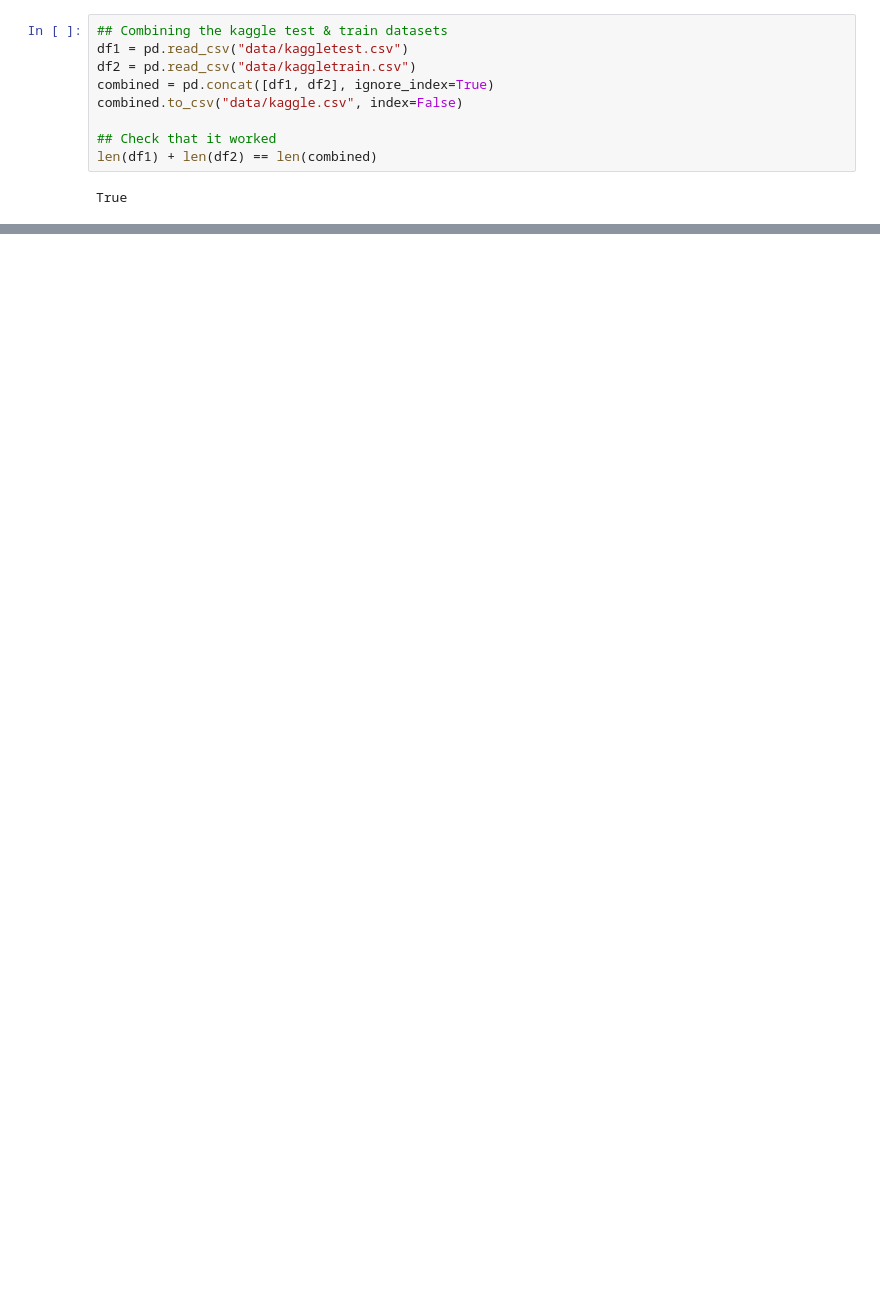
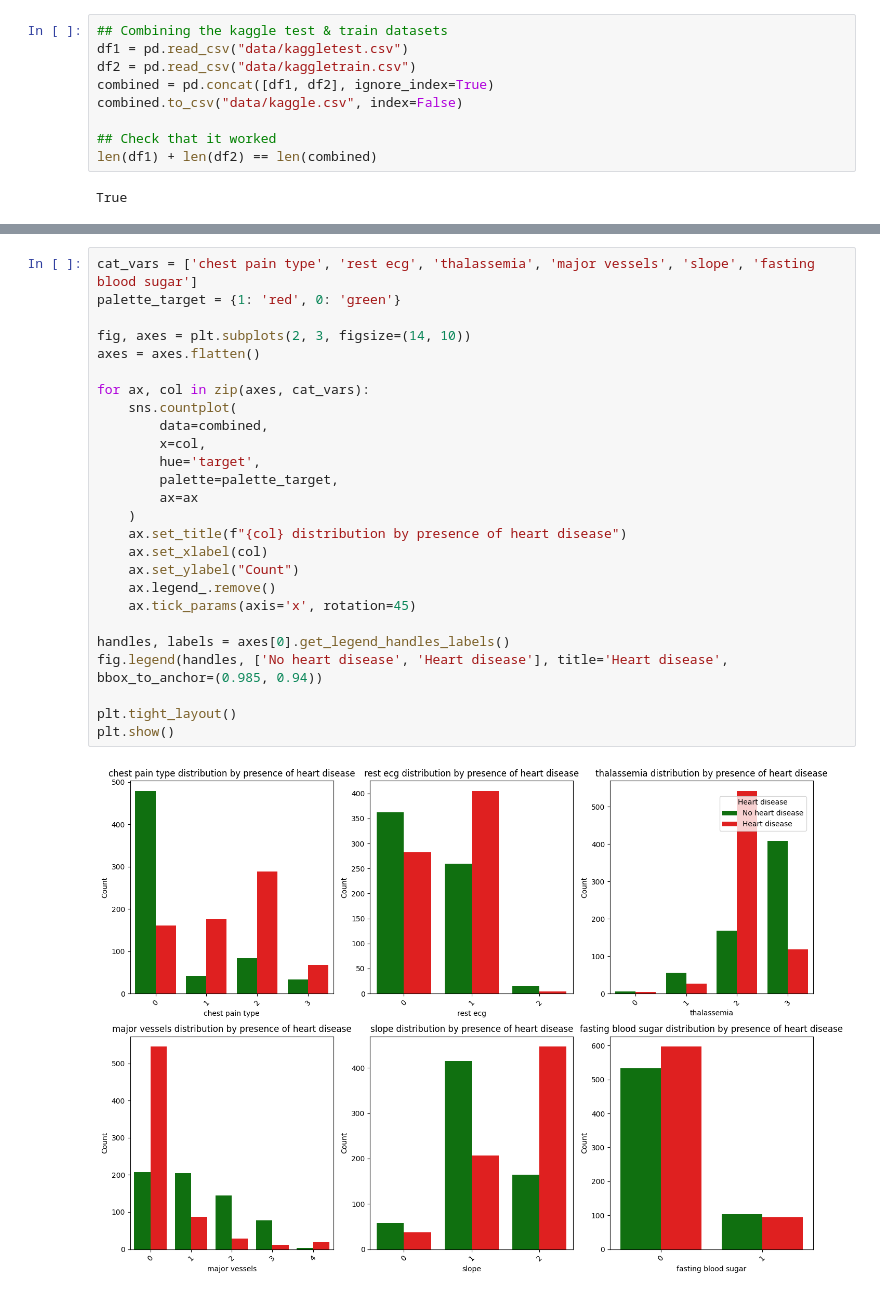
Before and after one commit to kamiljkon/cs1090fp, a Jupyter notebook: fp.ipynb, the cells around one changed output, grey strips where cells are left out. Drawn from its saved outputs; the diff is of its cells as text; blank space fills up the shorter version.

```diff
--- a/fp.ipynb
+++ b/fp.ipynb
@@ -84,0 +133,28 @@ list(df.columns)
+# %%
+cat_vars = ['chest pain type', 'rest ecg', 'thalassemia', 'major vessels', 'slope', 'fasting blood sugar']
+palette_target = {1: 'red', 0: 'green'}
+
+fig, axes = plt.subplots(2, 3, figsize=(14, 10))
+axes = axes.flatten()
+
+for ax, col in zip(axes, cat_vars):
+    sns.countplot(
+        data=combined,
+        x=col,
+        hue='target',
+        palette=palette_target,
+        ax=ax
+    )
+    ax.set_title(f"{col} distribution by presence of heart disease")
+    ax.set_xlabel(col)
+    ax.set_ylabel("Count")
+    ax.legend_.remove()
+    ax.tick_params(axis='x', rotation=45)
+
+handles, labels = axes[0].get_legend_handles_labels()
+fig.legend(handles, ['No heart disease', 'Heart disease'], title='Heart disease', bbox_to_anchor=(0.985, 0.94))
+
+plt.tight_layout()
+plt.show()
+# %% [output]
+[figure, added]
```
Also changed, not shown: parts of 16 cells of this notebook, 2 other files.
